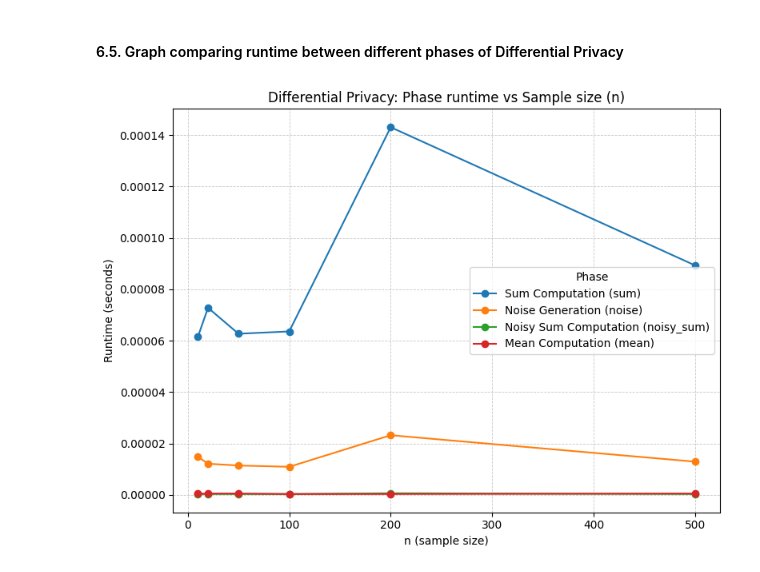
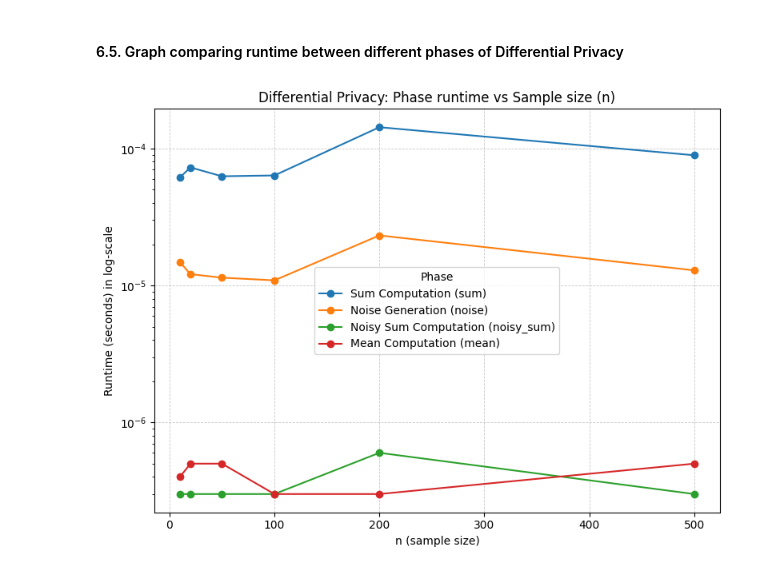
Before and after one commit to bachnguyen234/cs323-project-4, a Jupyter notebook: cs323-project-4.ipynb, the cells around one changed output. Cells and saved outputs as stored; diff of their text form; code cells hidden in the pictures.

Commit message:
add log scale

```diff
--- a/cs323-project-4.ipynb
+++ b/cs323-project-4.ipynb
@@ -475,16 +475,17 @@ plt.show()
 # %%
 plt.figure(figsize=(8,6))
 plt.plot(df_phases["n"], df_phases["DP_sum"], marker='o', label="Sum Computation (sum)")
 plt.plot(df_phases["n"], df_phases["DP_noise"], marker='o', label="Noise Generation (noise)")
 plt.plot(df_phases["n"], df_phases["DP_noisy_sum"], marker='o', label="Noisy Sum Computation (noisy_sum)")
 plt.plot(df_phases["n"], df_phases["DP_mean"], marker='o', label="Mean Computation (mean)")
 
 plt.title("Differential Privacy: Phase runtime vs Sample size (n)")
 plt.xlabel("n (sample size)")
-plt.ylabel("Runtime (seconds)")
+plt.ylabel("Runtime (seconds) in log-scale")
+plt.yscale("log")
 plt.legend(title="Phase")
 plt.grid(True, linestyle='--', linewidth=0.6, alpha=0.7)
 plt.tight_layout()
 plt.show()
 # %% [output]
-[figure, old version]
+[figure, new version]
```
